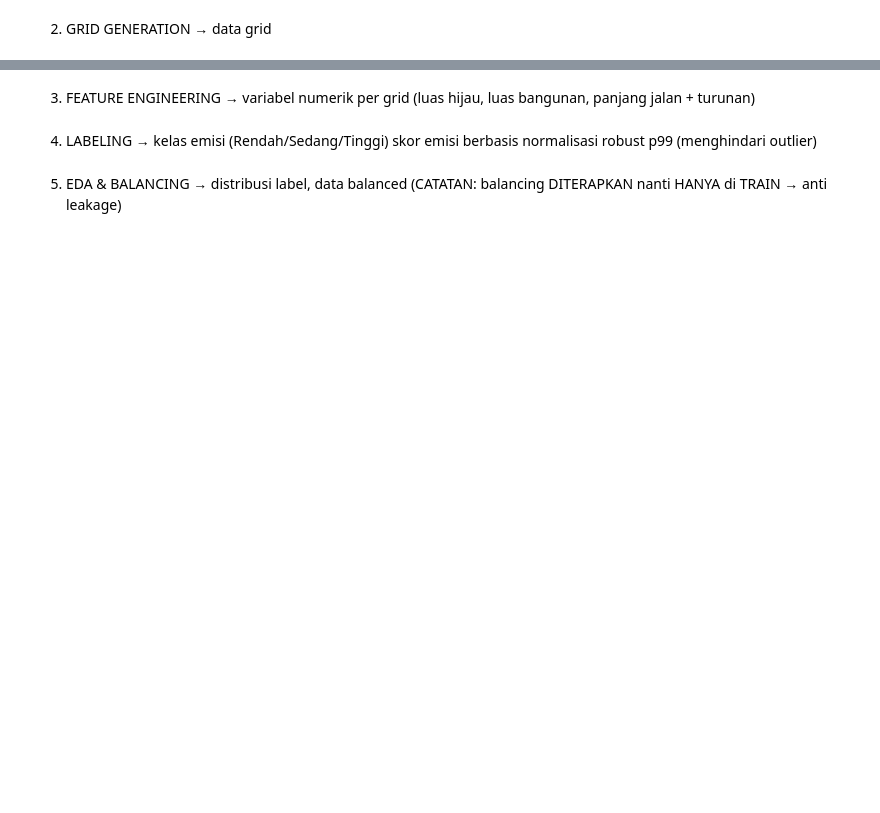
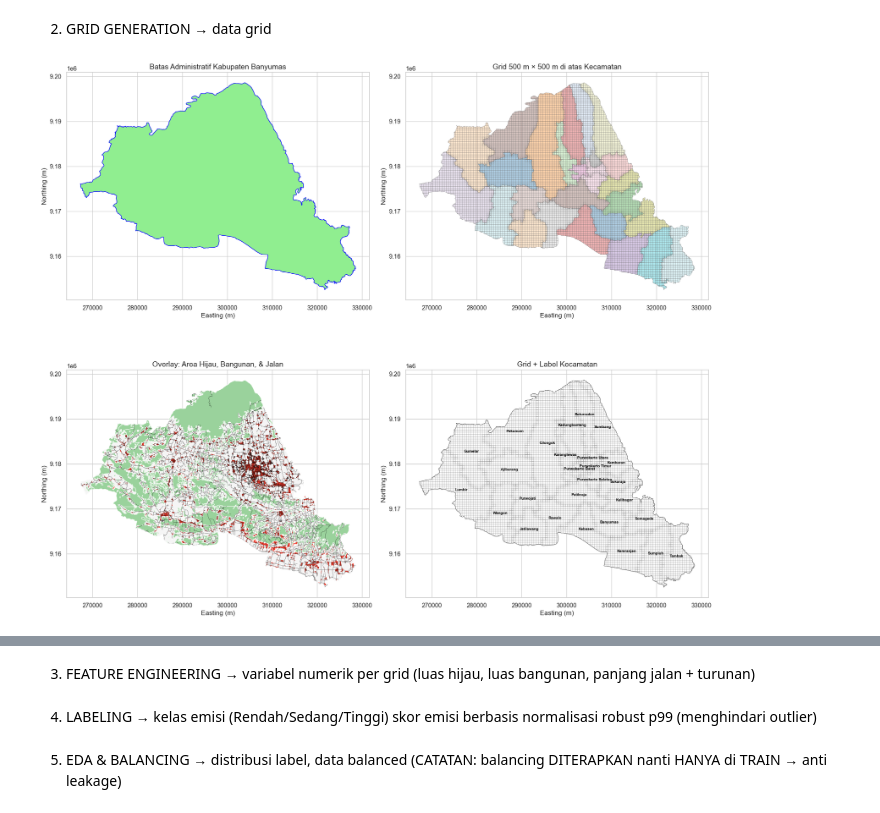
Before and after one commit to Fadhilaalya11/CAPSTONEPROJECT, a Jupyter notebook: nyobapart52153.ipynb, the cells around one changed output, grey strips where cells are left out. Cells and saved outputs as stored; diff of their text form; code cells hidden in the pictures; blank space fills up the shorter version.

```diff
--- a/nyobapart52153.ipynb
+++ b/nyobapart52153.ipynb
@@ -52,7 +85,7 @@ jalan      = gpd.clip(jalan,      bms_boundary)
 2) GRID GENERATION → data grid
 # %%
 minx, miny, maxx, maxy = bms_boundary.total_bounds
-GRID_SIZE = 1000  # m
+GRID_SIZE = 500  # m
 
 cols = np.arange(minx, maxx, GRID_SIZE)
 rows = np.arange(miny, maxy, GRID_SIZE)
@@ -67,3 +100,95 @@ grid["cell_area_m2"] = grid.geometry.area
 assert "NAME_3" in bms_adm.columns, f"Kolom NAME_3 tidak ada. Kolom tersedia: {bms_adm.columns.tolist()}"
 grid = gpd.sjoin(grid, bms_adm[["NAME_3","geometry"]], how="left", predicate="intersects")\
          .rename(columns={"NAME_3":"kecamatan"}).drop(columns=["index_right"])
+# %%
+# ==== SAFETY GUARD: siapkan banyumas_kab & bms_boundary kalau belum ada ====
+try:
+    _ = banyumas_kab  # cek sudah ada?
+except NameError:
+    # >>> GANTI path ini jika perlu <<<
+    banyumas_shp = r"E:\KULIAH SEMESTER 7\COMPUTING PROJECT\CAPSTONEPROJECT\indonesiaSHPLevel3\gadm41_IDN_3.shp"
+
+    banyumas_kab = gpd.read_file(banyumas_shp)
+    # filter ke Kab. Banyumas dan set CRS proyek (UTM 49S)
+    assert "NAME_2" in banyumas_kab.columns, "Kolom 'NAME_2' tidak ada di shapefile Level-3."
+    banyumas_kab = banyumas_kab[banyumas_kab["NAME_2"] == "Banyumas"].to_crs(epsg=32749)
+
+try:
+    _ = bms_boundary
+except NameError:
+    # dissolve jadi boundary kabupaten
+    bms_boundary = banyumas_kab.dissolve(by="NAME_2")
+
+# ==== VALIDASI GRID ====
+try:
+    _ = grid
+except NameError:
+    raise NameError("Variabel 'grid' belum dibuat. Jalankan dulu cell 'Convert to Grid' yang membuat grid GeoDataFrame.")
+
+# ==== CLIP LAYER-LAYER KE BANYUMAS (pakai nama konsisten *_bms) ====
+# Pastikan area_hijau, bangunan, jalan sudah ada; kalau belum, beri pesan jelas
+for _var in ["area_hijau", "bangunan", "jalan"]:
+    if _var not in locals():
+        raise NameError(f"Variabel '{_var}' belum ada. Pastikan sudah load dari GDB sebelumnya.")
+
+area_hijau_bms = gpd.clip(area_hijau, bms_boundary)
+bangunan_bms   = gpd.clip(bangunan,   bms_boundary)
+jalan_bms      = gpd.clip(jalan,      bms_boundary)
+
+# ==== PLOT 2x2 ====
+fig, axs = plt.subplots(2, 2, figsize=(18, 16))
+
+# (A) Batas Administratif
+bms_boundary.plot(ax=axs[0, 0], color="lightgreen", edgecolor="blue")
+axs[0, 0].set_title("Batas Administratif Kabupaten Banyumas", fontsize=14)
+axs[0, 0].set_xlabel("Easting (m)"); axs[0, 0].set_ylabel("Northing (m)")
+
+# (B) Grid di atas warna kecamatan
+banyumas_kab.plot(
+    ax=axs[0, 1],
+    column="NAME_3", cmap="tab20", alpha=0.35,
+    edgecolor="black", linewidth=0.3
+)
+grid.boundary.plot(ax=axs[0, 1], color="dimgray", linewidth=0.2)
+axs[0, 1].set_title("Grid 500 m × 500 m di atas Kecamatan", fontsize=14)
+axs[0, 1].set_xlabel("Easting (m)"); axs[0, 1].set_ylabel("Northing (m)")
+axs[0, 1].set_aspect("equal")
+
+# (C) Overlay Jalan + Bangunan + Area Hijau
+bms_boundary.plot(ax=axs[1, 0], color="#f5f5f5", edgecolor="white")
+area_hijau_bms.plot(ax=axs[1, 0], color="#74c476", alpha=0.7)     # hijau
+bangunan_bms.plot(ax=axs[1, 0], color="#ef3b2c", markersize=0.2)  # merah
+jalan_bms.plot(ax=axs[1, 0], color="black", linewidth=0.3)        # hitam
+axs[1, 0].set_title("Overlay: Area Hijau, Bangunan, & Jalan", fontsize=14)
+axs[1, 0].set_xlabel("Easting (m)"); axs[1, 0].set_ylabel("Northing (m)")
+axs[1, 0].set_aspect("equal")
+
+# (D) Grid + label kecamatan
+bms_boundary.plot(ax=axs[1, 1], color="white", edgecolor="black", linewidth=0.5)
+grid.boundary.plot(ax=axs[1, 1], color="gray", linewidth=0.2)
+for _, row in banyumas_kab.iterrows():
+    c = row.geometry.centroid
+    axs[1, 1].text(c.x, c.y, str(row["NAME_3"]), fontsize=7, ha="center", va="center", weight="bold", color="black")
+axs[1, 1].set_title("Grid + Label Kecamatan", fontsize=14)
+axs[1, 1].set_xlabel("Easting (m)"); axs[1, 1].set_ylabel("Northing (m)")
+axs[1, 1].set_aspect("equal")
+
+plt.tight_layout(); plt.show()
+
+# ==== SPATIAL JOIN: atribut kecamatan -> grid ====
+KecamatanCol = "NAME_3"
+assert KecamatanCol in banyumas_kab.columns, f"Kolom '{KecamatanCol}' tidak ditemukan. Kolom tersedia: {banyumas_kab.columns.tolist()}"
+
+grid = grid.copy()
+grid["grid_id"] = np.arange(1, len(grid) + 1)
+
+grid_with_kec = gpd.sjoin(
+    grid,
+    banyumas_kab[[KecamatanCol, "geometry"]],
+    how="left",
+    predicate="intersects"
+).rename(columns={KecamatanCol: "kecamatan"}).drop(columns=["index_right"])
+
+print("✅ grid_with_kec siap. Kolom tersedia:", grid_with_kec.columns.tolist())
+# %% [output]
+[figure, added]
```
Also changed, not shown: parts of 13 cells of this notebook.
